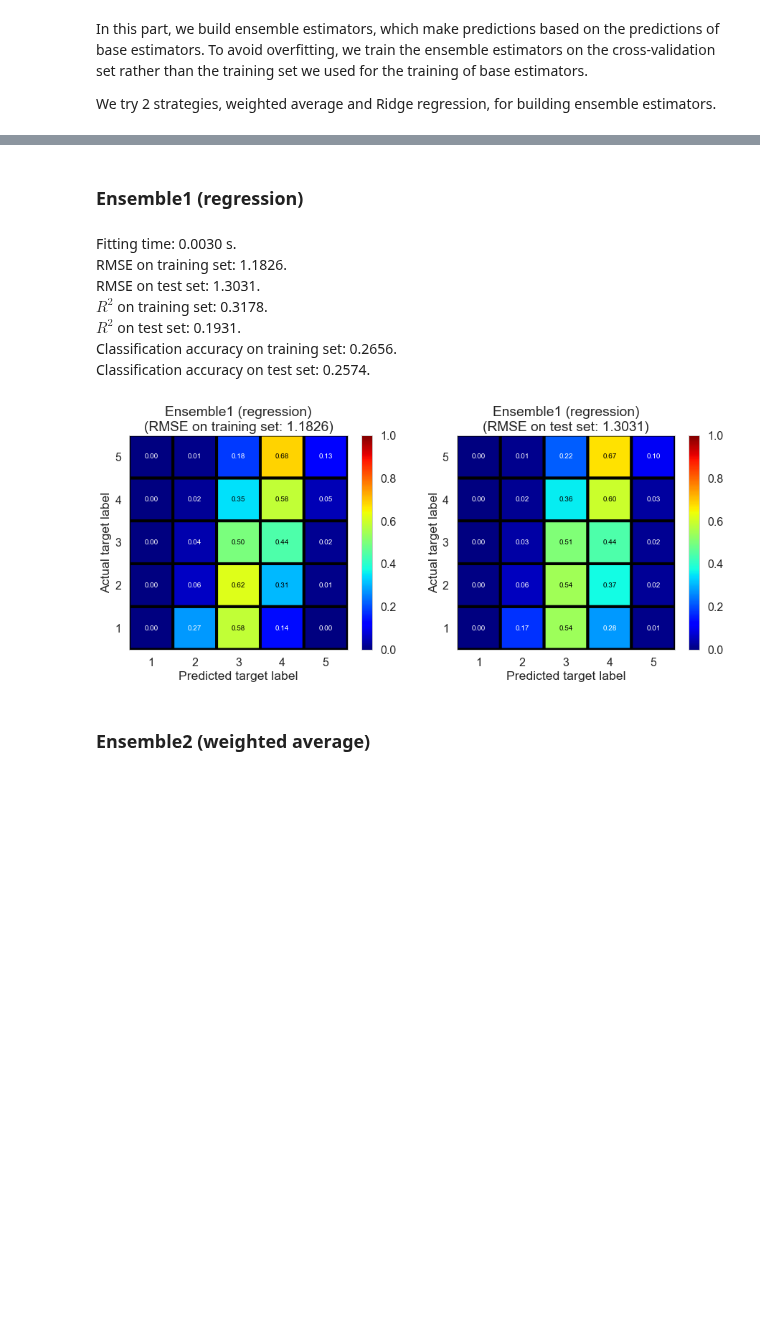
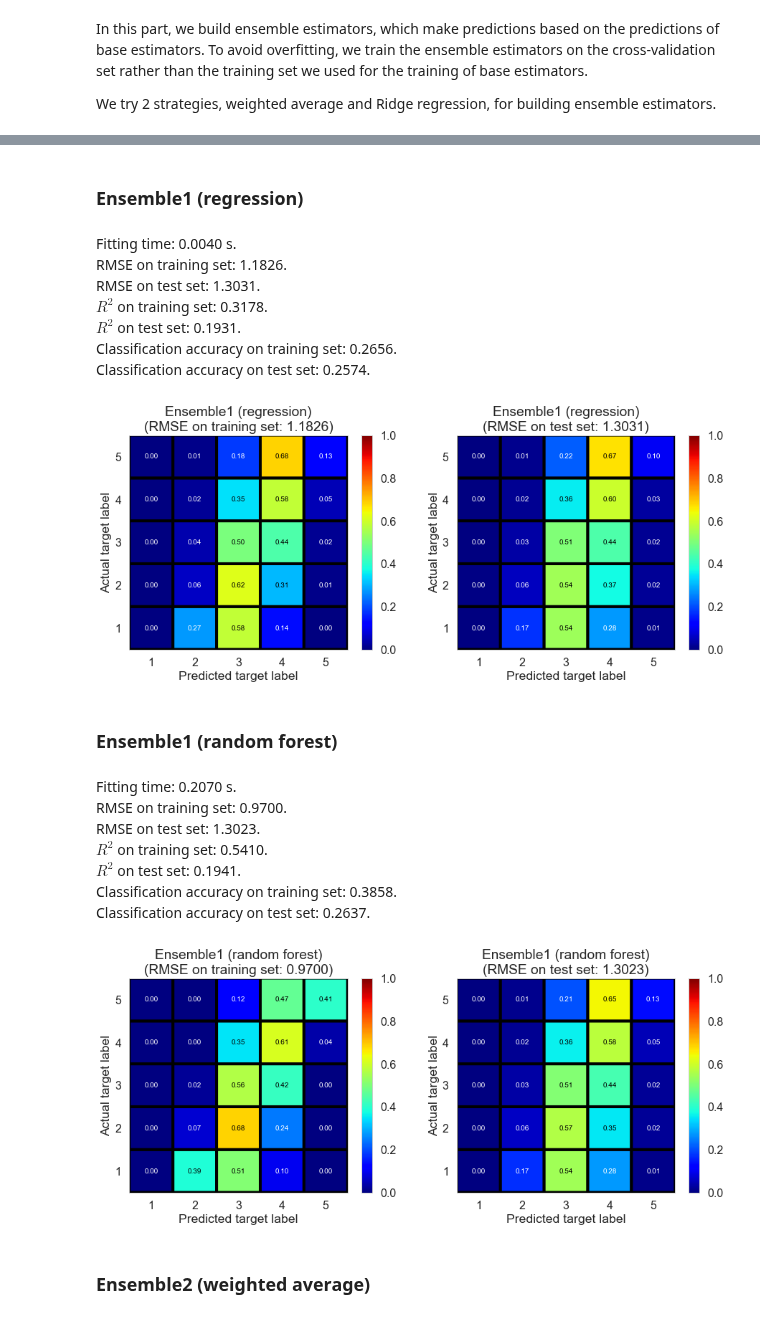
Before and after one commit to xuwd11/Recommender_Systems, a Jupyter notebook: 06_ensemble.ipynb, the cells around one changed output, grey strips where cells are left out. Cells and saved outputs as stored; diff of their text form; code cells hidden in the pictures; blank space fills up the shorter version.

```diff
--- a/06_ensemble.ipynb
+++ b/06_ensemble.ipynb
@@ -67,10 +78,10 @@ show_results(ens, 'Ensemble1 (weighted average)', X_train=ys_base_train, y_train
 # %%
-ens = RS_ensemble(algorithm='ridge').fit(ys_base=ys_base_cv, y=y_cv, weights=weights)
+ens = RS_ensemble(estimator=RidgeCV()).fit(ys_base=ys_base_cv, y=y_cv, weights=weights)
 show_results(ens, 'Ensemble1 (regression)', X_train=ys_base_train, y_train=y_train, \
              X_test=ys_base_test, y_test=y_test, show_cv=False)
 # %% [output]
 ### Ensemble1 (regression)
-Fitting time: 0.0030 s.
+Fitting time: 0.0040 s.
             RMSE on training set: 1.1826.
             RMSE on test set: 1.3031.
             $R^2$ on training set: 0.3178.
@@ -78,6 +89,21 @@ Fitting time: 0.0030 s.
             Classification accuracy on training set: 0.2656.
             Classification accuracy on test set: 0.2574.
 [figure]
+# %%
+ens = RS_ensemble(estimator=RandomForestRegressor(n_estimators=50, max_depth=3))\
+.fit(ys_base=ys_base_cv, y=y_cv, weights=weights)
+show_results(ens, 'Ensemble1 (random forest)', X_train=ys_base_train, y_train=y_train, \
+             X_test=ys_base_test, y_test=y_test, show_cv=False)
+# %% [output]
+### Ensemble1 (random forest)
+Fitting time: 0.2070 s.
+            RMSE on training set: 0.9700.
+            RMSE on test set: 1.3023.
+            $R^2$ on training set: 0.5410.
+            $R^2$ on test set: 0.1941.
+            Classification accuracy on training set: 0.3858.
+            Classification accuracy on test set: 0.2637.
+[figure, added]
 # %%
 city = 'Champaign'
 fig_dir = 'figs/modeling/{}/'.format(city)
```
Also changed, not shown: parts of 5 cells of this notebook, 4 other files.
